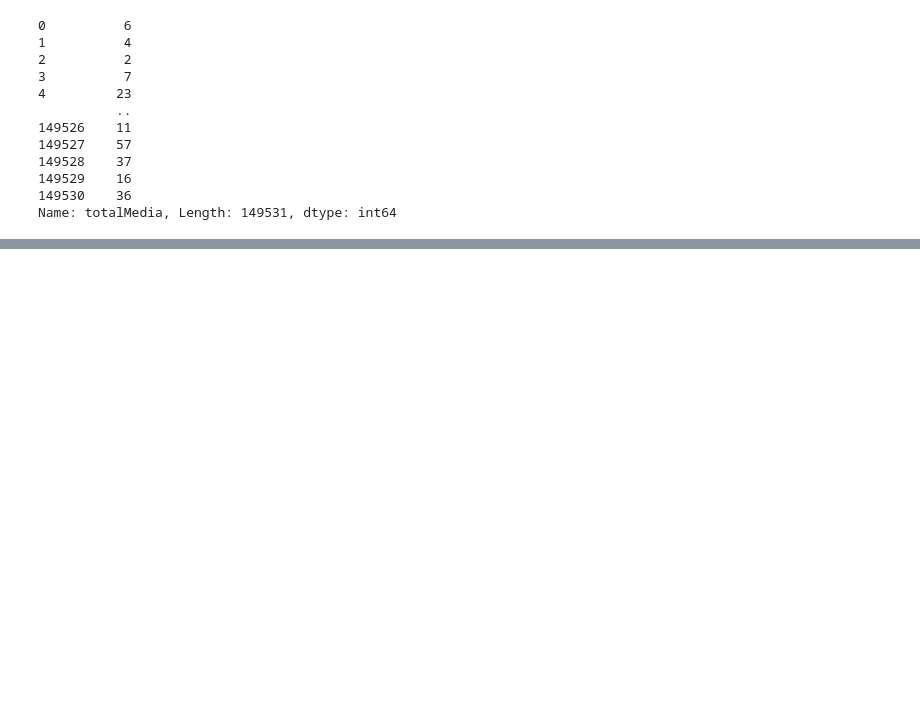
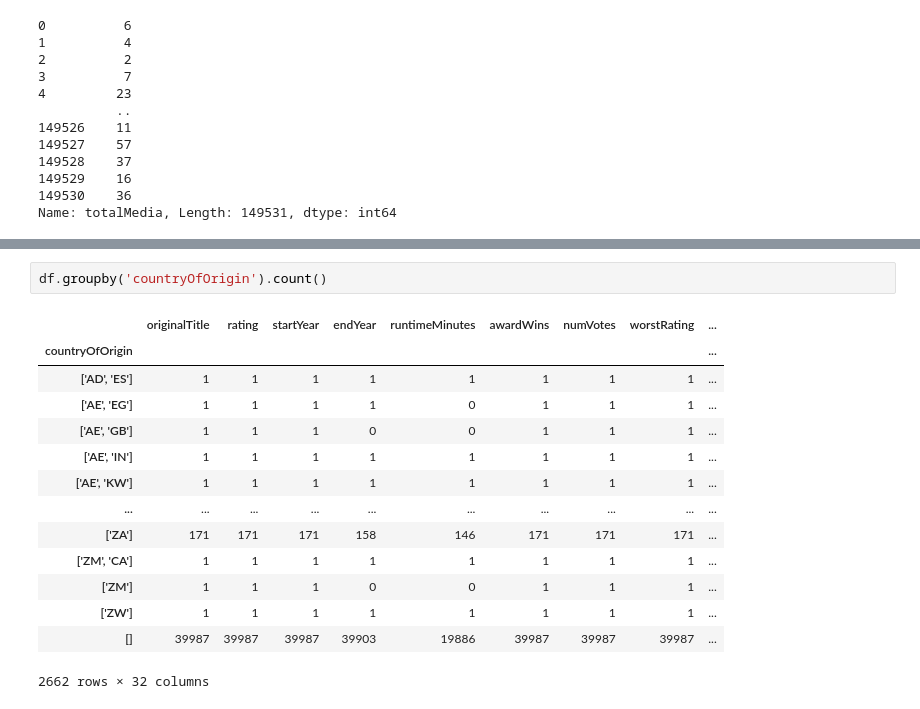
Before and after one commit to ChefBB/dm2_project, a Jupyter notebook: feature_merge_bruno.ipynb, the cells around one changed output, grey strips where cells are left out. Drawn from its saved outputs; the diff is of its cells as text; blank space fills up the shorter version.

```diff
--- a/feature_merge_bruno.ipynb
+++ b/feature_merge_bruno.ipynb
@@ -46,0 +79,17 @@ plt.show()
+# %%
+df.groupby('countryOfOrigin').count()
+# %% [output]
+|  | originalTitle | rating | startYear | endYear | runtimeMinutes | awardWins | numVotes | worstRating | ... |
+| countryOfOrigin |  |  |  |  |  |  |  |  | ... |
+| ['AD', 'ES'] | 1 | 1 | 1 | 1 | 1 | 1 | 1 | 1 | ... |
+| ['AE', 'EG'] | 1 | 1 | 1 | 1 | 0 | 1 | 1 | 1 | ... |
+| ['AE', 'GB'] | 1 | 1 | 1 | 0 | 0 | 1 | 1 | 1 | ... |
+| ['AE', 'IN'] | 1 | 1 | 1 | 1 | 1 | 1 | 1 | 1 | ... |
+| ['AE', 'KW'] | 1 | 1 | 1 | 1 | 1 | 1 | 1 | 1 | ... |
+| ... | ... | ... | ... | ... | ... | ... | ... | ... | ... |
+| ['ZA'] | 171 | 171 | 171 | 158 | 146 | 171 | 171 | 171 | ... |
+| ['ZM', 'CA'] | 1 | 1 | 1 | 1 | 1 | 1 | 1 | 1 | ... |
+| ['ZM'] | 1 | 1 | 1 | 0 | 0 | 1 | 1 | 1 | ... |
+| ['ZW'] | 1 | 1 | 1 | 1 | 1 | 1 | 1 | 1 | ... |
+| [] | 39987 | 39987 | 39987 | 39903 | 19886 | 39987 | 39987 | 39987 | ... |
+2662 rows × 32 columns
```
Also changed, not shown: parts of 5 cells of this notebook, 4 other files.
